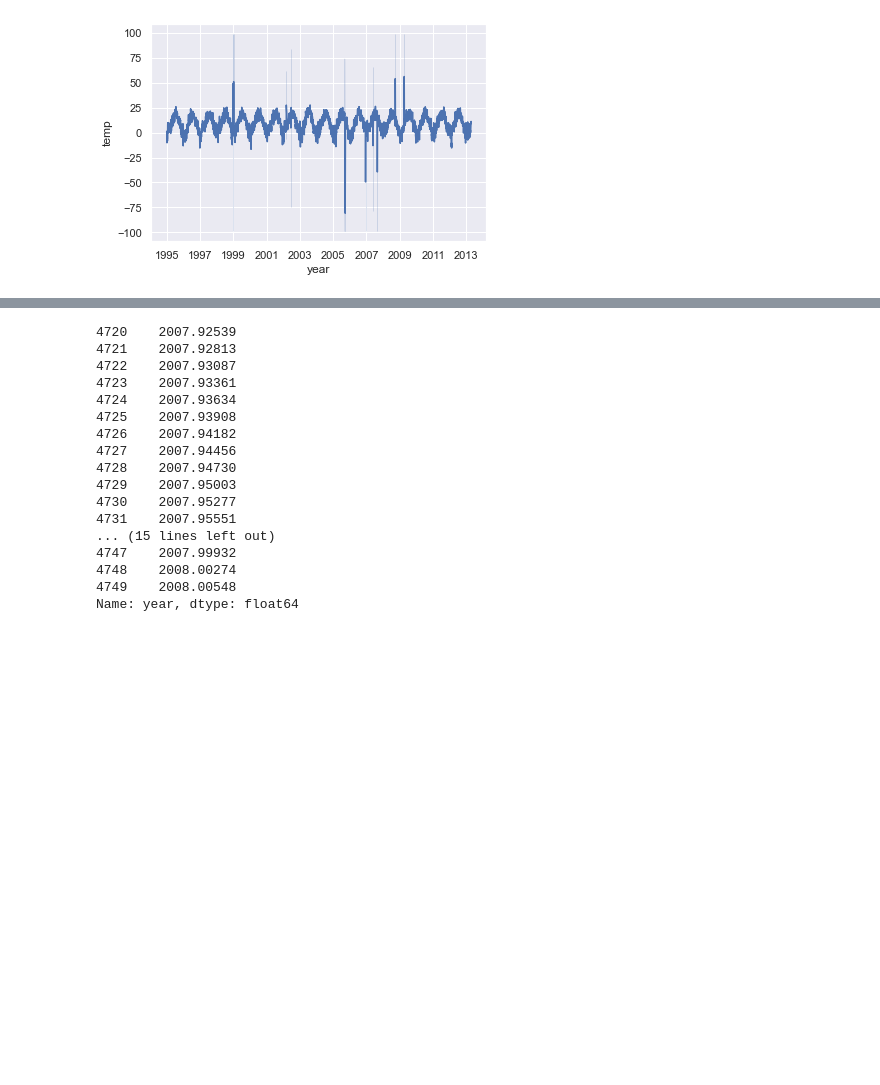
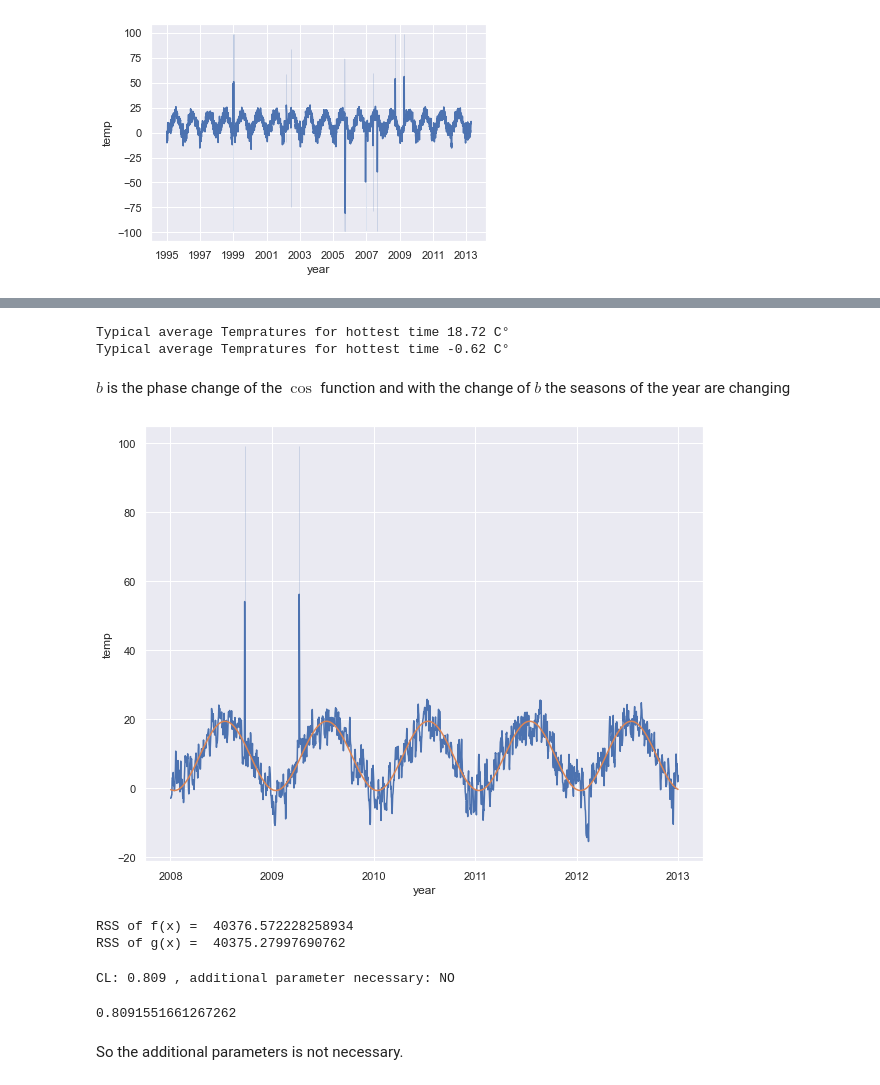
Before and after one commit to maxhoeth/LaboratoryOfComputationalPhysics_Y4, a Jupyter notebook: ex_08_maxhoeth.ipynb, the cells around one changed output, grey strips where cells are left out. Saved outputs shown, nothing was run; the diff lists cells and outputs as text; code cells hidden in the pictures; blank space fills up the shorter version.

```diff
--- a/ex_08_maxhoeth.ipynb
+++ b/ex_08_maxhoeth.ipynb
@@ -200,20 +211,25 @@ Series([], Name: year, dtype: float64)
 # %%
-data['year'][4720:4750]
+max_value = func(data['year'][mask], params[0], params[1], params[2]).max()
+min_value = func(data['year'][mask], params[0], params[1], params[2]).min()
+
+print('Typical average Tempratures for hottest time {:.2f} C°'.format(max_value))
+print('Typical average Tempratures for hottest time {:.2f} C°'.format(min_value))
 # %% [output]
-4720    2007.92539
-4721    2007.92813
-4722    2007.93087
-4723    2007.93361
-4724    2007.93634
-4725    2007.93908
-4726    2007.94182
-4727    2007.94456
-4728    2007.94730
-4729    2007.95003
-4730    2007.95277
-4731    2007.95551
-... (15 lines left out)
-4747    2007.99932
-4748    2008.00274
-4749    2008.00548
-Name: year, dtype: float64
+Typical average Tempratures for hottest time 18.72 C°
+Typical average Tempratures for hottest time -0.62 C°
+# %% [markdown]
+$b$ is the phase change of the $\cos$ function and with the change of $b$ the seasons of the year are changing
+# %%
+def func2(t, a, b, c, d):
+    return a * np.cos(2 * np.pi * t *b + c) + d
+
+mask = ((2008 <= data['year']) & (data['year'] < 2013))
+params2, z = sp.optimize.curve_fit(func2, data['year'][mask], data['temp'][mask])
+# %%
+fig = plt.figure(figsize=(10, 8))
+sns.lineplot(x=data['year'][mask], y=data['temp'][mask])
+sns.lineplot(x=data['year'][mask], y=func2(data['year'][mask], params2[0], params2[1], params2[2], params2[3]))
+plt.xticks(np.arange(2008, 2014, 1))
+plt.show()
+# %% [output]
+[figure, added]
@@ -219,0 +239,19 @@ Name: year, dtype: float64
+# %%
+print('RSS of f(x) = ',rss_f)
+print('RSS of g(x) = ',rss_g)
+# %% [output]
+RSS of f(x) =  40376.572228258934
+RSS of g(x) =  40375.27997690762
+# %%
+def Ftest(ssr_1, ssr_2, ndof_1, ndof_2, nbins, verbose=True):
+    F = ((ssr_1 - ssr_2)/(ndof_2 - ndof_1)) / (ssr_2/(nbins - ndof_2))
+    CL = 1. - sp.stats.f.cdf(F, ndof_2 - ndof_1, nbins - ndof_2)
+    if verbose: print("CL: %.3f" % CL, ", additional parameter necessary:", "YES" if CL < 0.10 else "NO")
+    return CL
+
+Ftest(rss_f, rss_g, 2, 3, len(data['temp'][mask]))
+# %% [output]
+CL: 0.809 , additional parameter necessary: NO
+0.8091551661267262
+# %% [markdown]
+So the additional parameters is not necessary.
```
Also changed, not shown: parts of 10 cells of this notebook.
